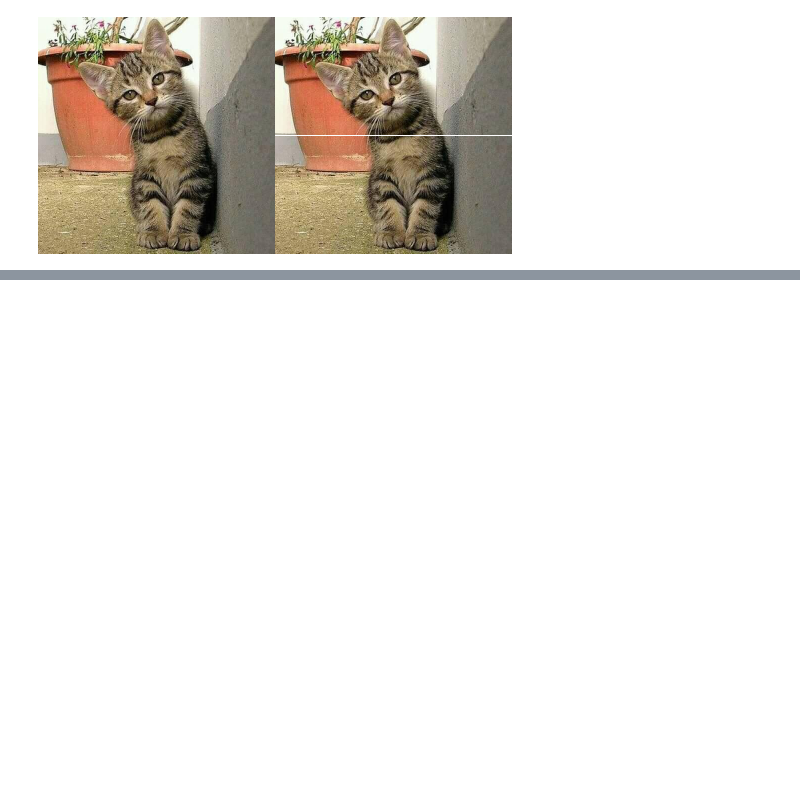
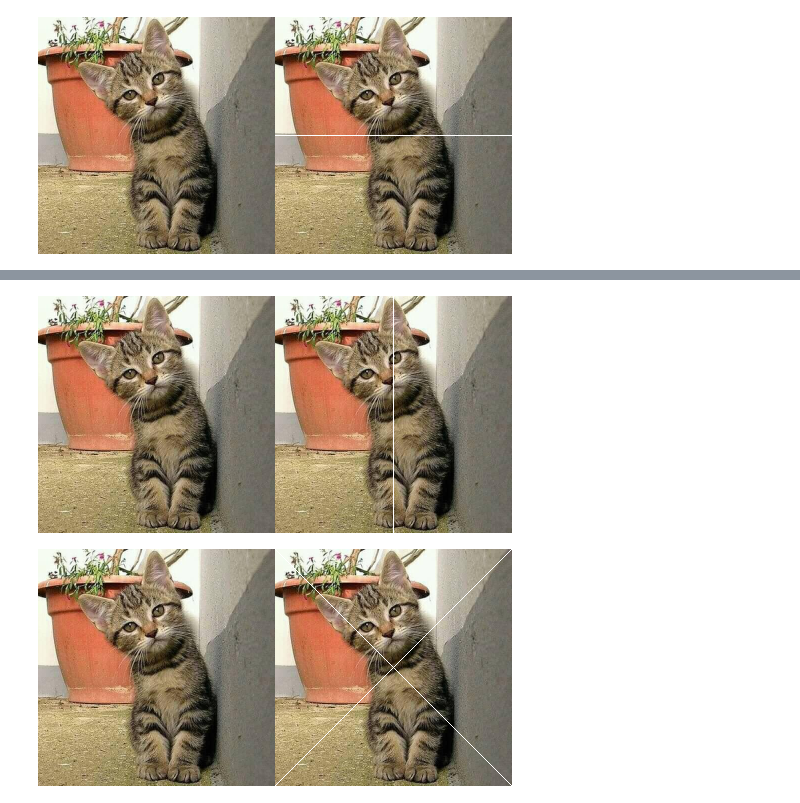
Before and after one commit to nioke-dev/PCVK_Genap_2021, a Jupyter notebook: Week1.ipynb, the cells around one changed output, grey strips where cells are left out. Saved outputs shown, nothing was run; the diff lists cells and outputs as text; code cells hidden in the pictures; blank space fills up the shorter version.

```diff
--- a/Week1.ipynb
+++ b/Week1.ipynb
@@ -80,0 +103,31 @@ Apa kegunaan kode program tersebut?dan apa pengaruhnya jika tidak dilakukan?
+# %%
+image_2 = cv.cvtColor(image, cv.COLOR_BGR2RGB)
+image_3 = cv.cvtColor(image, cv.COLOR_BGR2RGB)
+
+# membuat garis horizontal ditengah image
+for x in range (tinggi) :
+  image_3[x, int((lebar)/2)] = [255,255,255]
+
+final_frame = cv.hconcat((image_2, image_3))
+cv2_imshow(final_frame)
+
+
+image_2 = cv.cvtColor(image, cv.COLOR_BGR2RGB)
+image_3 = cv.cvtColor(image, cv.COLOR_BGR2RGB)
+  # Mendapatkan dimensi gambar
+tinggi, lebar, _ = image_3.shape
+
+# Membuat garis diagonal dari kiri atas ke kanan bawah
+for i in range(tinggi):
+    image_3[i, i] = [255, 255, 255]  # Garis dari kiri atas ke kanan bawah
+
+# Membuat garis diagonal dari kanan atas ke kiri bawah
+for i in range(tinggi):
+    image_3[i, lebar - i - 1] = [255, 255, 255]  # Garis dari kanan atas ke kiri bawah
+
+# Menggabungkan gambar asli dan gambar dengan garis X
+final_frame = cv.hconcat((image_2, image_3))
+cv2_imshow(final_frame)
+# %% [output]
+[figure, added]
+[figure, added]
```
Also changed, not shown: parts of 5 cells of this notebook.
